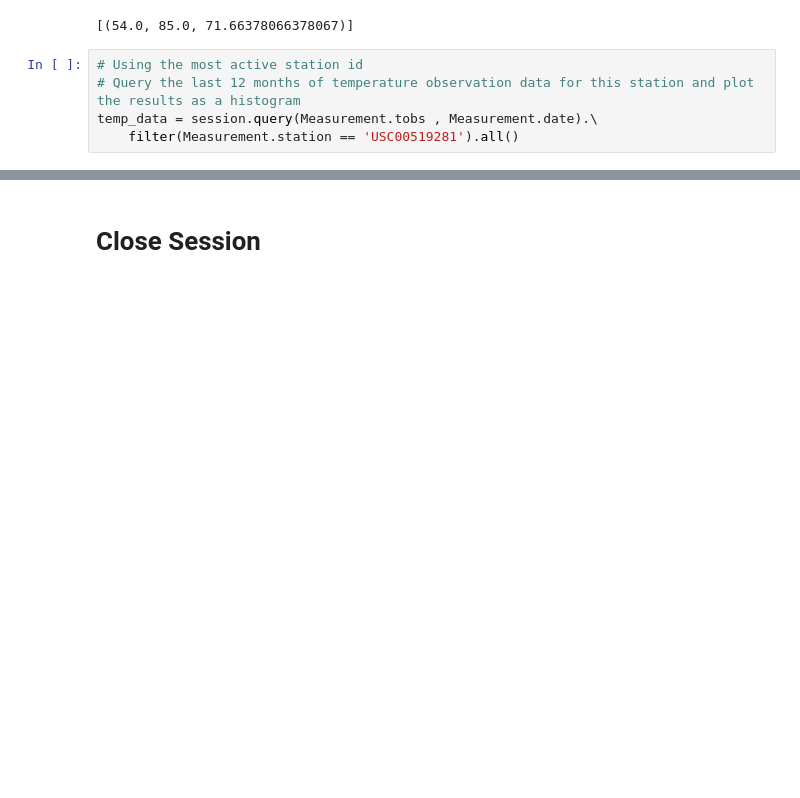
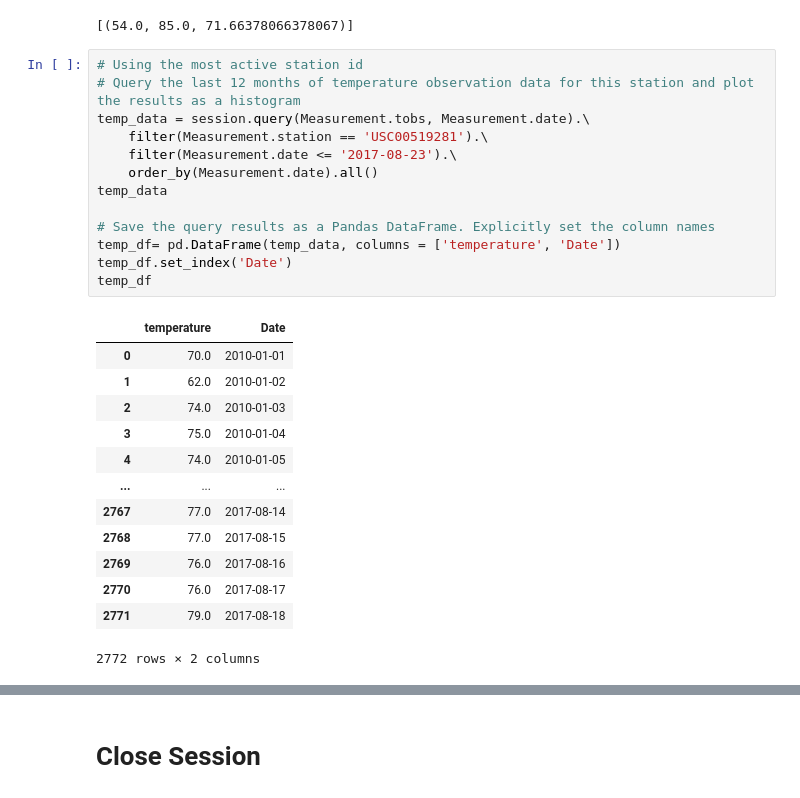
Before and after one commit to Natphipps/sqlalchemy-challenge, a Jupyter notebook: SurfsUp/Starter_Code/climate_starter.ipynb, the cells around one changed output, grey strips where cells are left out. Cells and saved outputs as stored; diff of their text form; blank space fills up the shorter version.

```diff
--- a/SurfsUp/Starter_Code/climate_starter.ipynb
+++ b/SurfsUp/Starter_Code/climate_starter.ipynb
@@ -127,5 +124,27 @@ active_stations_stats
 # %%
 # Using the most active station id
 # Query the last 12 months of temperature observation data for this station and plot the results as a histogram
-temp_data = session.query(Measurement.tobs , Measurement.date).\
-    filter(Measurement.station == 'USC00519281').all()
+temp_data = session.query(Measurement.tobs, Measurement.date).\
+    filter(Measurement.station == 'USC00519281').\
+    filter(Measurement.date <= '2017-08-23').\
+    order_by(Measurement.date).all()
+temp_data
+
+# Save the query results as a Pandas DataFrame. Explicitly set the column names
+temp_df= pd.DataFrame(temp_data, columns = ['temperature', 'Date'])
+temp_df.set_index('Date')
+temp_df
+# %% [output]
+|  | temperature | Date |
+| 0 | 70.0 | 2010-01-01 |
+| 1 | 62.0 | 2010-01-02 |
+| 2 | 74.0 | 2010-01-03 |
+| 3 | 75.0 | 2010-01-04 |
+| 4 | 74.0 | 2010-01-05 |
+| ... | ... | ... |
+| 2767 | 77.0 | 2017-08-14 |
+| 2768 | 77.0 | 2017-08-15 |
+| 2769 | 76.0 | 2017-08-16 |
+| 2770 | 76.0 | 2017-08-17 |
+| 2771 | 79.0 | 2017-08-18 |
+2772 rows × 2 columns
```
Also changed, not shown: parts of 3 cells of this notebook, 1 other file.
